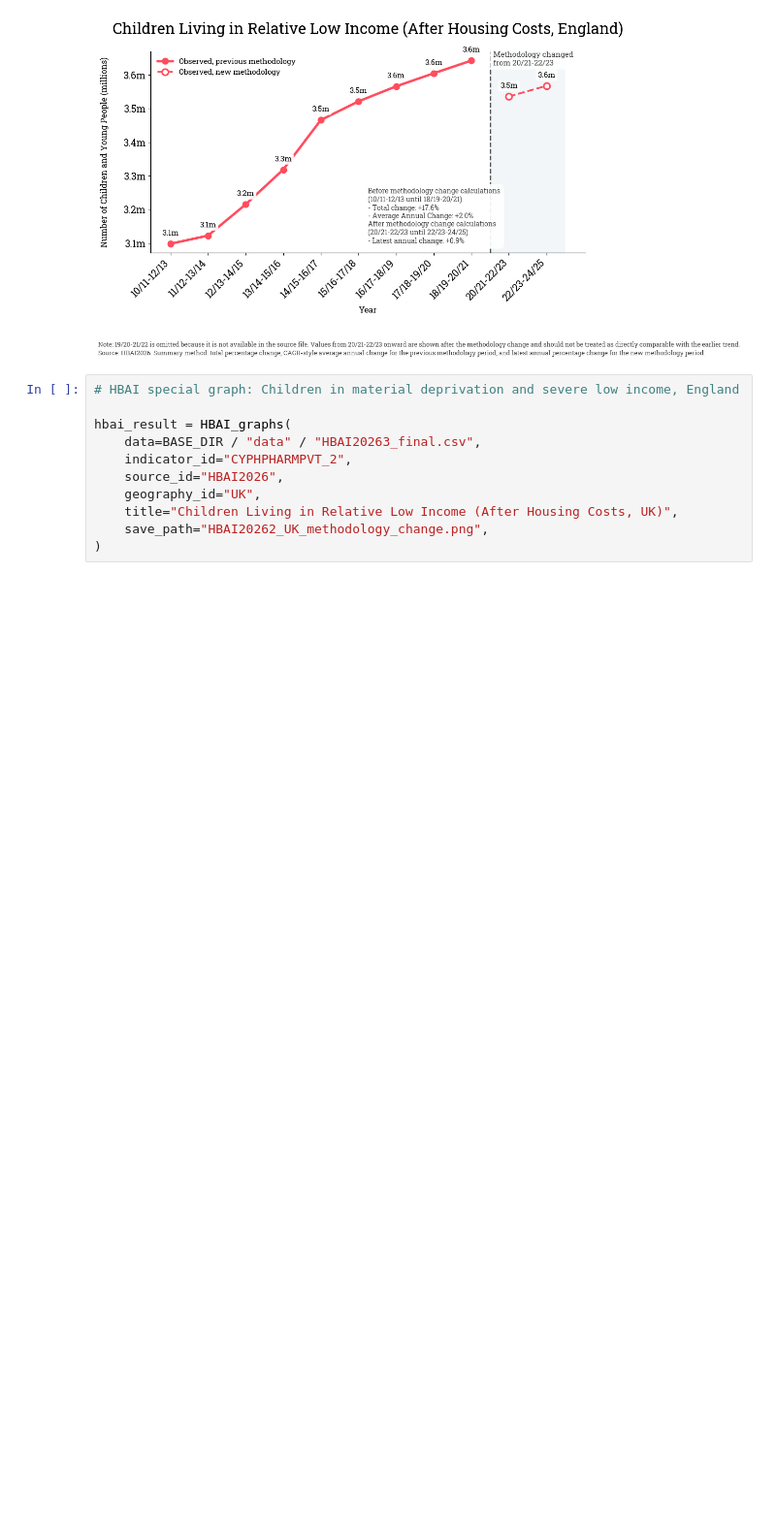
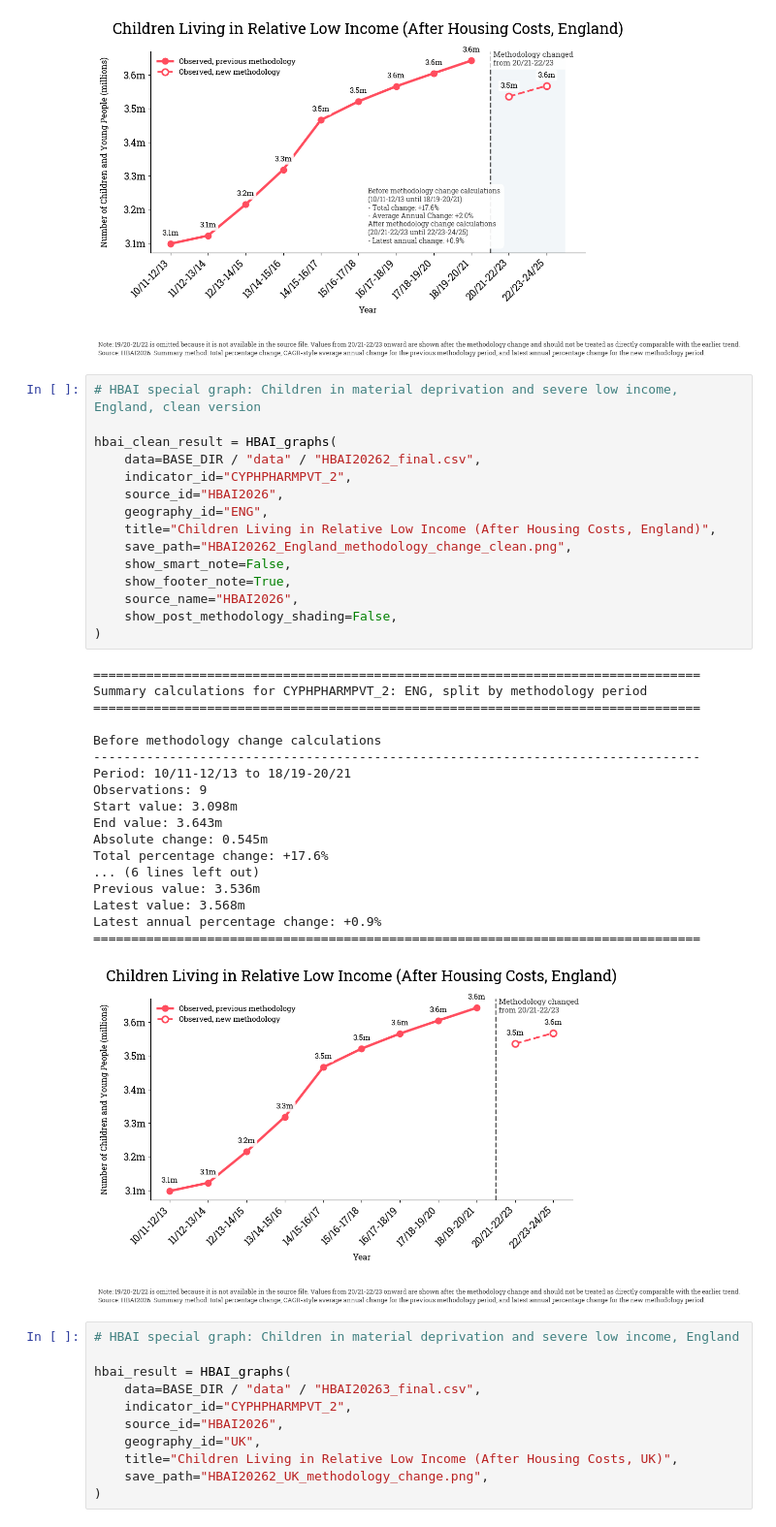
Before and after one commit to maluCYL/state_of_the_nation, a Jupyter notebook: scripts/single_graphs.ipynb, the cells around one changed output. Shown at 97% size. Cells and saved outputs as stored; diff of their text form; blank space fills up the shorter version.

```diff
--- a/scripts/single_graphs.ipynb
+++ b/scripts/single_graphs.ipynb
@@ -46,6 +51,40 @@ Latest value: 3.568m
 Latest annual percentage change: +0.9%
 ================================================================================
 [figure]
+# %%
+# HBAI special graph: Children in material deprivation and severe low income, England, clean version
+
+hbai_clean_result = HBAI_graphs(
+    data=BASE_DIR / "data" / "HBAI20262_final.csv",
+    indicator_id="CYPHPHARMPVT_2",
+    source_id="HBAI2026",
+    geography_id="ENG",
+    title="Children Living in Relative Low Income (After Housing Costs, England)",
+    save_path="HBAI20262_England_methodology_change_clean.png",
+    show_smart_note=False,
+    show_footer_note=True,
+    source_name="HBAI2026",
+    show_post_methodology_shading=False,
+)
+# %% [output]
+================================================================================
+Summary calculations for CYPHPHARMPVT_2: ENG, split by methodology period
+================================================================================
+
+Before methodology change calculations
+--------------------------------------------------------------------------------
+Period: 10/11-12/13 to 18/19-20/21
+Observations: 9
+Start value: 3.098m
+End value: 3.643m
+Absolute change: 0.545m
+Total percentage change: +17.6%
+... (6 lines left out)
+Previous value: 3.536m
+Latest value: 3.568m
+Latest annual percentage change: +0.9%
+================================================================================
+[figure, added]
 # %%
 # HBAI special graph: Children in material deprivation and severe low income, England
 
```
Also changed, not shown: parts of 4 cells of this notebook, 18 other files.
